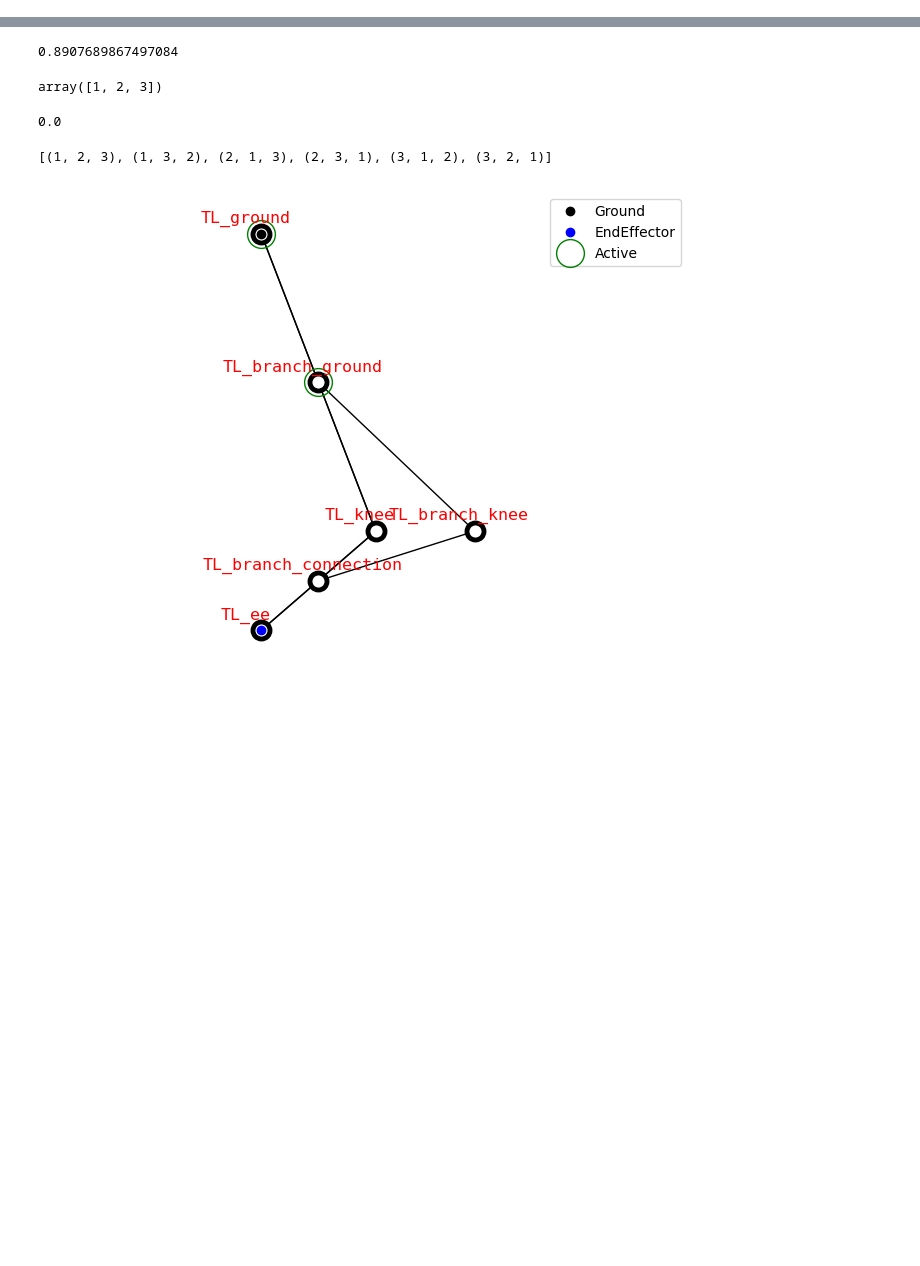
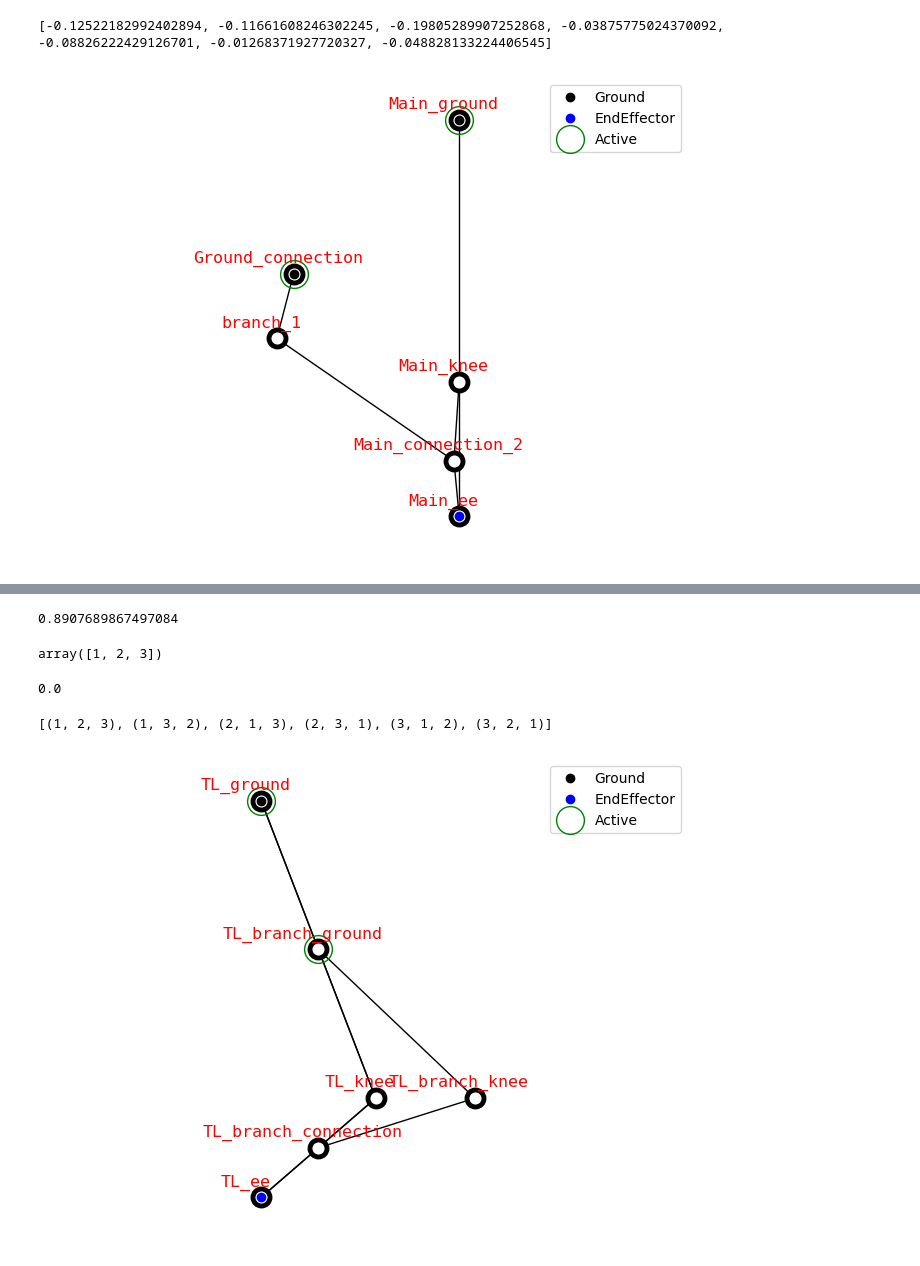
Before and after one commit to LicAiBeerLab/auto-robotics-design, a Jupyter notebook: testing_ground/freak_free_generator-1.ipynb, the cells around one changed output, grey strips where cells are left out. Drawn from its saved outputs; the diff is of its cells as text; code cells hidden in the pictures; blank space fills up the shorter version.

Commit message:
add new relative five bar manager

```diff
--- a/testing_ground/freak_free_generator-1.ipynb
+++ b/testing_ground/freak_free_generator-1.ipynb
@@ -7,3 +10,10 @@ import networkx as nx
 from auto_robot_design.description.kinematics import JointPoint
 from auto_robot_design.description.builder import add_branch
 from auto_robot_design.description.utils import draw_joint_point
+# %%
+from auto_robot_design.generator.topologies.five_bar_manager import GraphManager
+
+gm = GraphManager()
+gm.set_topology()
+gm.set_mutation_ranges()
+gm.mutation_ranges
@@ -9,0 +61,8 @@ from auto_robot_design.description.utils import draw_joint_point
+# %%
+rnd = gm.generate_random_from_mutation_range()
+print(rnd)
+graph = gm.get_graph(rnd)
+draw_joint_point(graph)
+# %% [output]
+[-0.12522182992402894, -0.11661608246302245, -0.19805289907252868, -0.03875775024370092, -0.08826222429126701, -0.01268371927720327, -0.048828133224406545]
+[figure, added]
```
Also changed, not shown: parts of 4 cells of this notebook, 1 other file.
